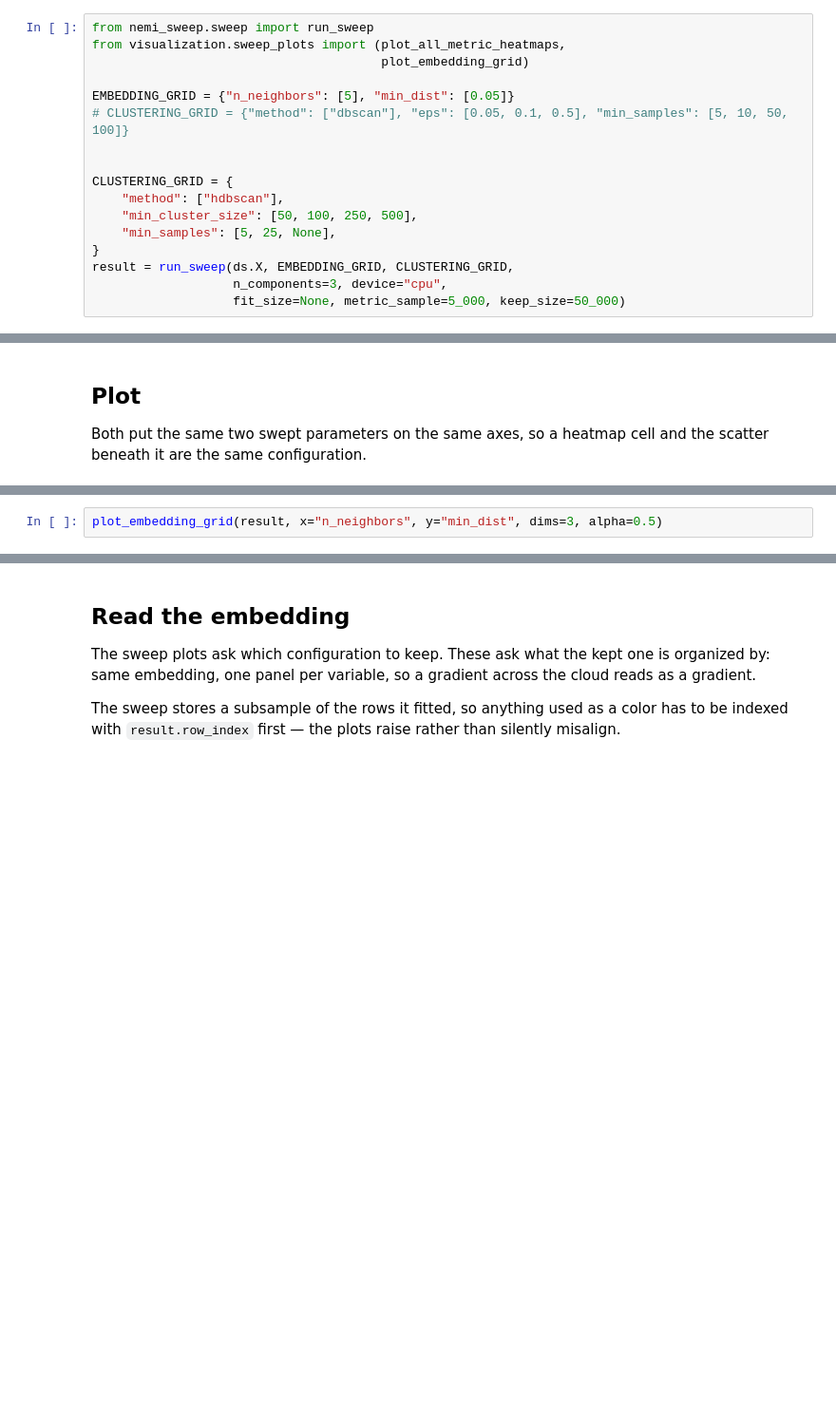
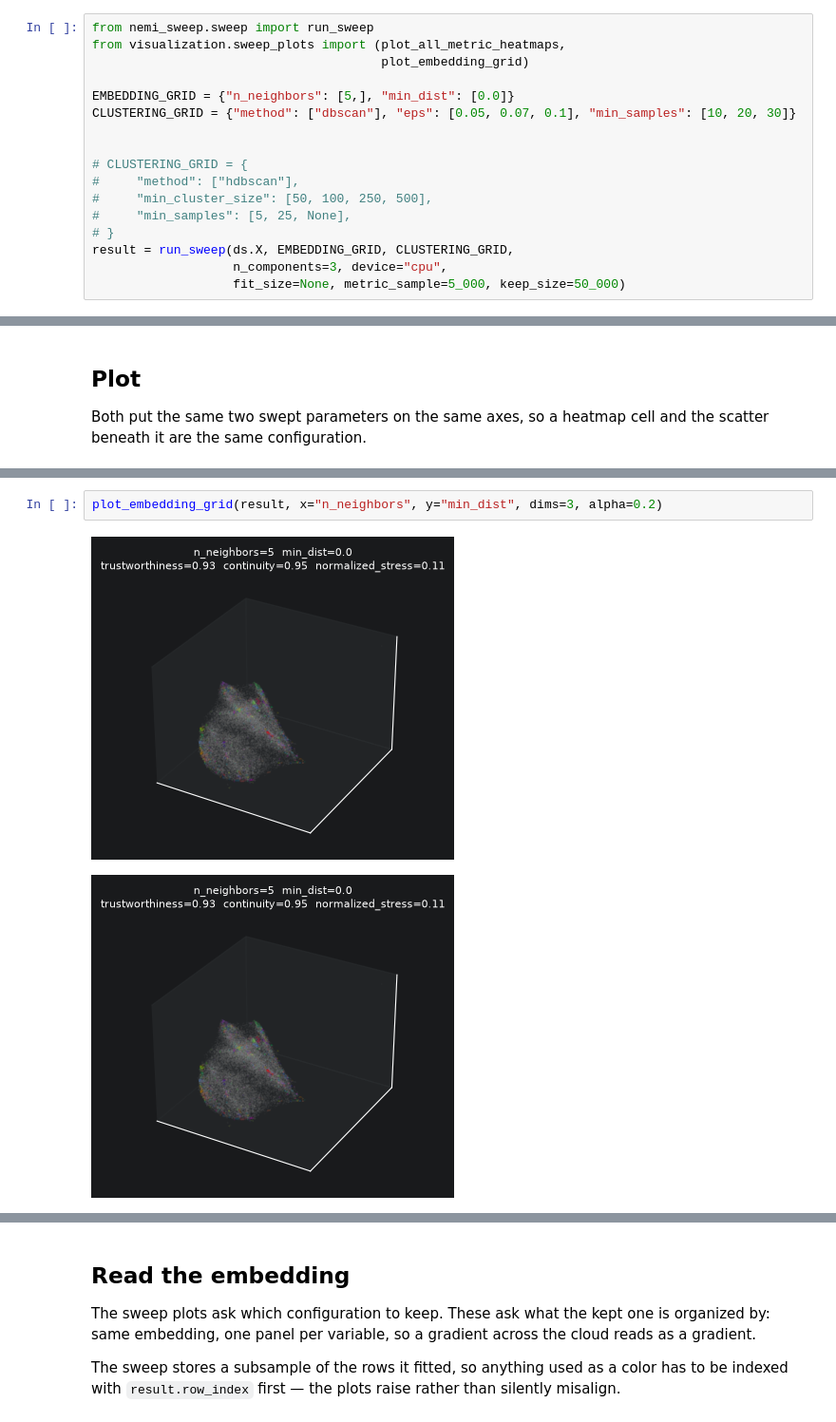
Before and after one commit to Sea-Meets-the-Stars/DBOF_Representation_Learning, a Jupyter notebook: notebooks/NEMI_front_finding.ipynb, the cells around one changed output, grey strips where cells are left out. Shown at 95% size. Drawn from its saved outputs; the diff is of its cells as text; blank space fills up the shorter version.

```diff
--- a/notebooks/NEMI_front_finding.ipynb
+++ b/notebooks/NEMI_front_finding.ipynb
@@ -174,15 +204,15 @@ from nemi_sweep.sweep import run_sweep
 from visualization.sweep_plots import (plot_all_metric_heatmaps,
                                        plot_embedding_grid)
 
-EMBEDDING_GRID = {"n_neighbors": [5], "min_dist": [0.05]}
-# CLUSTERING_GRID = {"method": ["dbscan"], "eps": [0.05, 0.1, 0.5], "min_samples": [5, 10, 50, 100]}
+EMBEDDING_GRID = {"n_neighbors": [5,], "min_dist": [0.0]}
+CLUSTERING_GRID = {"method": ["dbscan"], "eps": [0.05, 0.07, 0.1], "min_samples": [10, 20, 30]}
 
 
-CLUSTERING_GRID = {
-    "method": ["hdbscan"],
-    "min_cluster_size": [50, 100, 250, 500],
-    "min_samples": [5, 25, None],
-}
+# CLUSTERING_GRID = {
+#     "method": ["hdbscan"],
+#     "min_cluster_size": [50, 100, 250, 500],
+#     "min_samples": [5, 25, None],
+# }
 result = run_sweep(ds.X, EMBEDDING_GRID, CLUSTERING_GRID,
                    n_components=3, device="cpu",
                    fit_size=None, metric_sample=5_000, keep_size=50_000)
@@ -209,4 +270,7 @@ plot_all_metric_heatmaps(result, x="min_samples", y="eps")
 # %%
-plot_embedding_grid(result, x="n_neighbors", y="min_dist", dims=3, alpha=0.5)
+plot_embedding_grid(result, x="n_neighbors", y="min_dist", dims=3, alpha=0.2)
+# %% [output]
+[figure, added]
+[figure, added]
 # %%
 plot_embedding_grid(result, x="eps", y="min_samples", dims=3, alpha=0.5)
```
Also changed, not shown: parts of 27 cells of this notebook, 6 other files.
